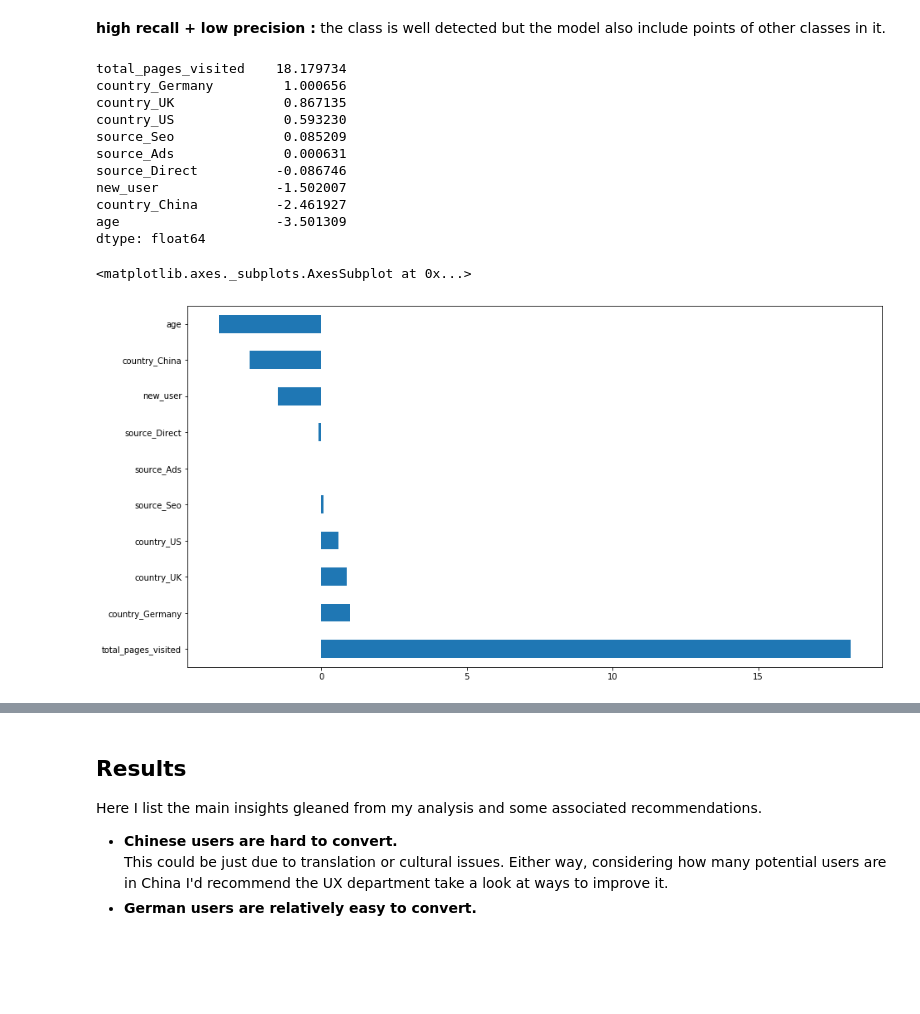
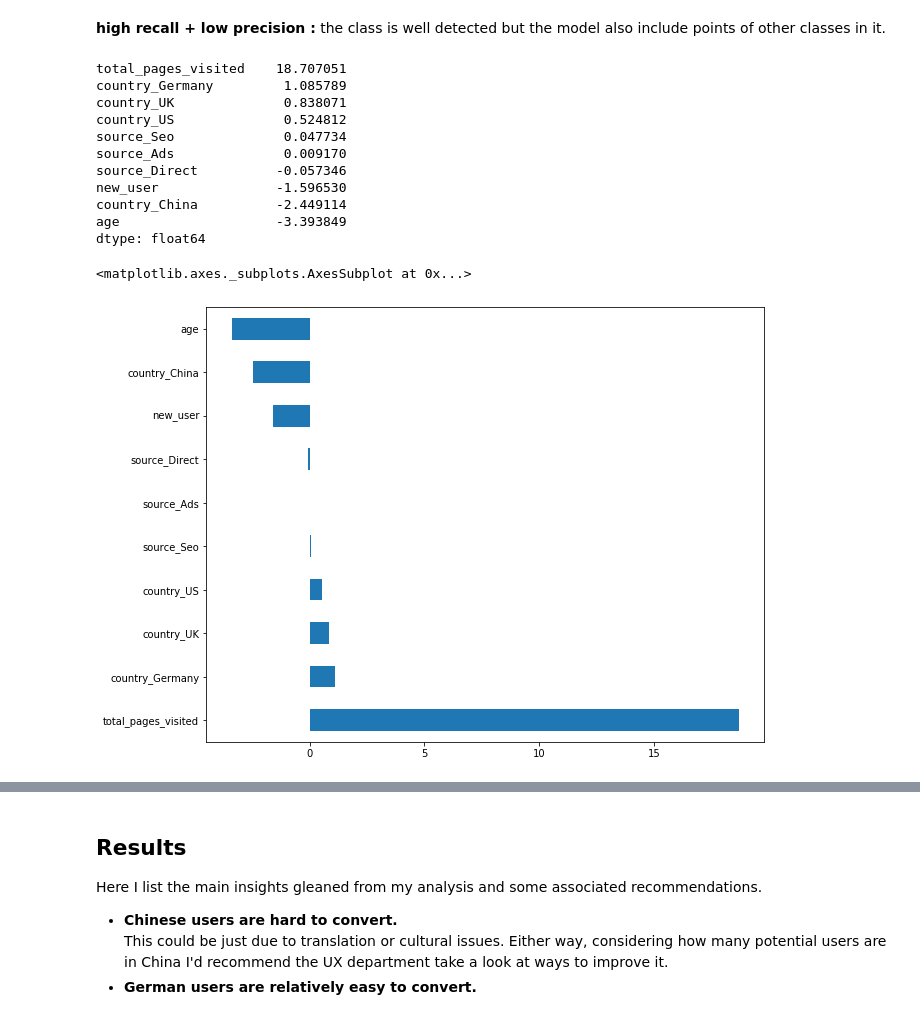
Before and after one commit to balloon0315/Projects, a Jupyter notebook: 08-[Machine Learning]-Conversion Rate Optimization/CRO-imbalance-Logistic Regression.ipynb, the cells around one changed output, grey strips where cells are left out. Drawn from its saved outputs; the diff is of its cells as text; code cells hidden in the pictures; blank space fills up the shorter version.

```diff
--- a/08-[Machine Learning]-Conversion Rate Optimization/CRO-imbalance-Logistic Regression.ipynb
+++ b/08-[Machine Learning]-Conversion Rate Optimization/CRO-imbalance-Logistic Regression.ipynb
@@ -518,26 +530,24 @@ train_y = train_y.values
 test_x = test_x.values
 test_y = test_y.values
 # %%
-#training set
-lr = LogisticRegression()
-lr.fit(train_x, train_y)
-train_score = cross_val_score(lr, train_x, train_y, cv=10)
-
 #Cross Validation
 ## Use GridSearchCV to find the best parameters.
 lr_params = {"penalty": ['l1', 'l2'], 'C': [0.001, 0.01, 0.1, 1, 10, 100, 1000]}
-grid_lr = GridSearchCV(LogisticRegression(), lr_params)
+grid_lr = GridSearchCV(LogisticRegression(), LR_params)
 grid_lr.fit(train_x, train_y)
 ## We automatically get the logistic regression with the best parameters.
-logreg = grid_lr.best_estimator_
-logreg_score = cross_val_score(logreg, train_x, train_y, cv=10)
+lr = grid_lr.best_estimator_
 
-#testing set
-y_pred_logreg = logreg.predict(test_x)
+# DecisionTree Classifier
+tree_params = {"criterion": ["gini", "entropy"], "max_depth": list(range(2,5,1)),
+              "min_samples_leaf": list(range(5,7,1))}
+grid_tree = GridSearchCV(DecisionTreeClassifier(), tree_params)
+grid_tree.fit(train_x, train_y)
+# tree best estimator
+tree= grid_tree.best_estimator_
 
-print("Logistic Regression has a training score of", round(train_score.mean(), 2) * 100,"%")
-print('-'*50)
-print('Logistic Regression CV Score: ', round(logreg_score.mean(), 2) * 100,'%')
-print('-'*50)
-print_results("Logistic Regression:", test_y, y_pred_logreg)
+lr_score = cross_val_score(lr, train_x, train_y, cv=10)
+print('Logistic Regression CV Score: ', round(lr_score.mean(), 3) * 100,'%')
+tree_score = cross_val_score(tree, train_x, train_y, cv=10)
+print('DecisionTree CV Score', round(tree_score.mean(), 3)* 100,'%')
 # %% [output]
@@ -608,20 +629,20 @@ All result in good AUC, suggesting two classes from all dataset well-separated.
 # %%
 #Let's see what the important coefficients are:
 coef_columns = [x for x in undersampled_train_data.columns if x != "converted"]
 varimp=pd.Series(lr.coef_.ravel(),coef_columns).sort_values(ascending=False)
 print(varimp)
-varimp.plot(kind='barh',figsize=(15,8))
+varimp.plot(kind='barh',figsize=(10,8))
 # %% [output]
-total_pages_visited    18.179734
-country_Germany         1.000656
-country_UK              0.867135
-country_US              0.593230
-source_Seo              0.085209
-source_Ads              0.000631
-source_Direct          -0.086746
-new_user               -1.502007
-country_China          -2.461927
-age                    -3.501309
+total_pages_visited    18.707051
+country_Germany         1.085789
+country_UK              0.838071
+country_US              0.524812
+source_Seo              0.047734
+source_Ads              0.009170
+source_Direct          -0.057346
+new_user               -1.596530
+country_China          -2.449114
+age                    -3.393849
 dtype: float64
 <matplotlib.axes._subplots.AxesSubplot at 0x...>
-[figure, old version]
+[figure, new version]
```
Also changed, not shown: parts of 28 cells of this notebook.
